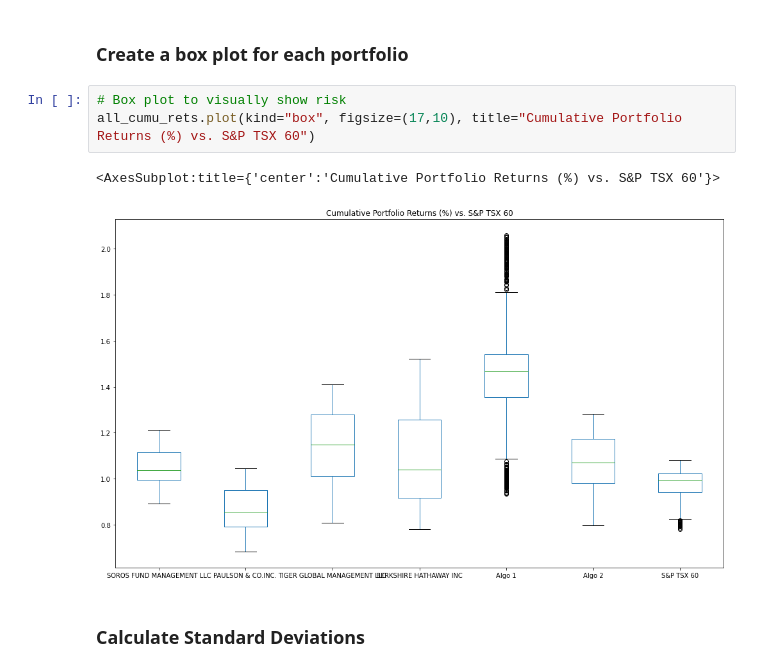
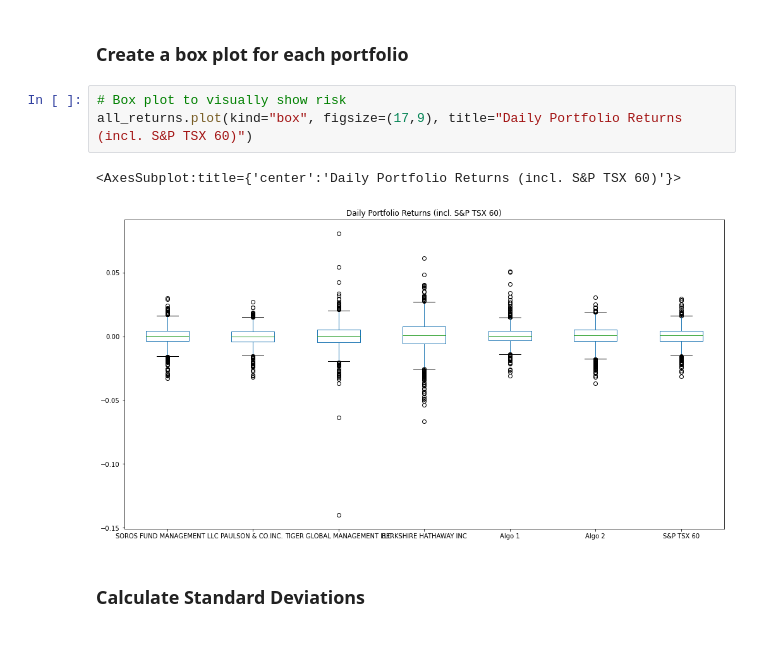
Before and after one commit to aylwarda/fintech-pandas-analysis, a Jupyter notebook: whale_analysis.ipynb, the cells around one changed output. Saved outputs shown, nothing was run; the diff lists cells and outputs as text; blank space fills up the shorter version.

```diff
--- a/whale_analysis.ipynb
+++ b/whale_analysis.ipynb
@@ -333,10 +334,10 @@ Determine the _risk_ of each portfolio:
 ### Create a box plot for each portfolio
 # %%
 # Box plot to visually show risk
-all_cumu_rets.plot(kind="box", figsize=(17,10), title="Cumulative Portfolio Returns (%) vs. S&P TSX 60")
+all_returns.plot(kind="box", figsize=(17,9), title="Daily Portfolio Returns (incl. S&P TSX 60)")
 # %% [output]
-<AxesSubplot:title={'center':'Cumulative Portfolio Returns (%) vs. S&P TSX 60'}>
+<AxesSubplot:title={'center':'Daily Portfolio Returns (incl. S&P TSX 60)'}>
-[figure, old version]
+[figure, new version]
 # %% [markdown]
 ### Calculate Standard Deviations
 # %%
```
Also changed, not shown: parts of 12 cells of this notebook.
